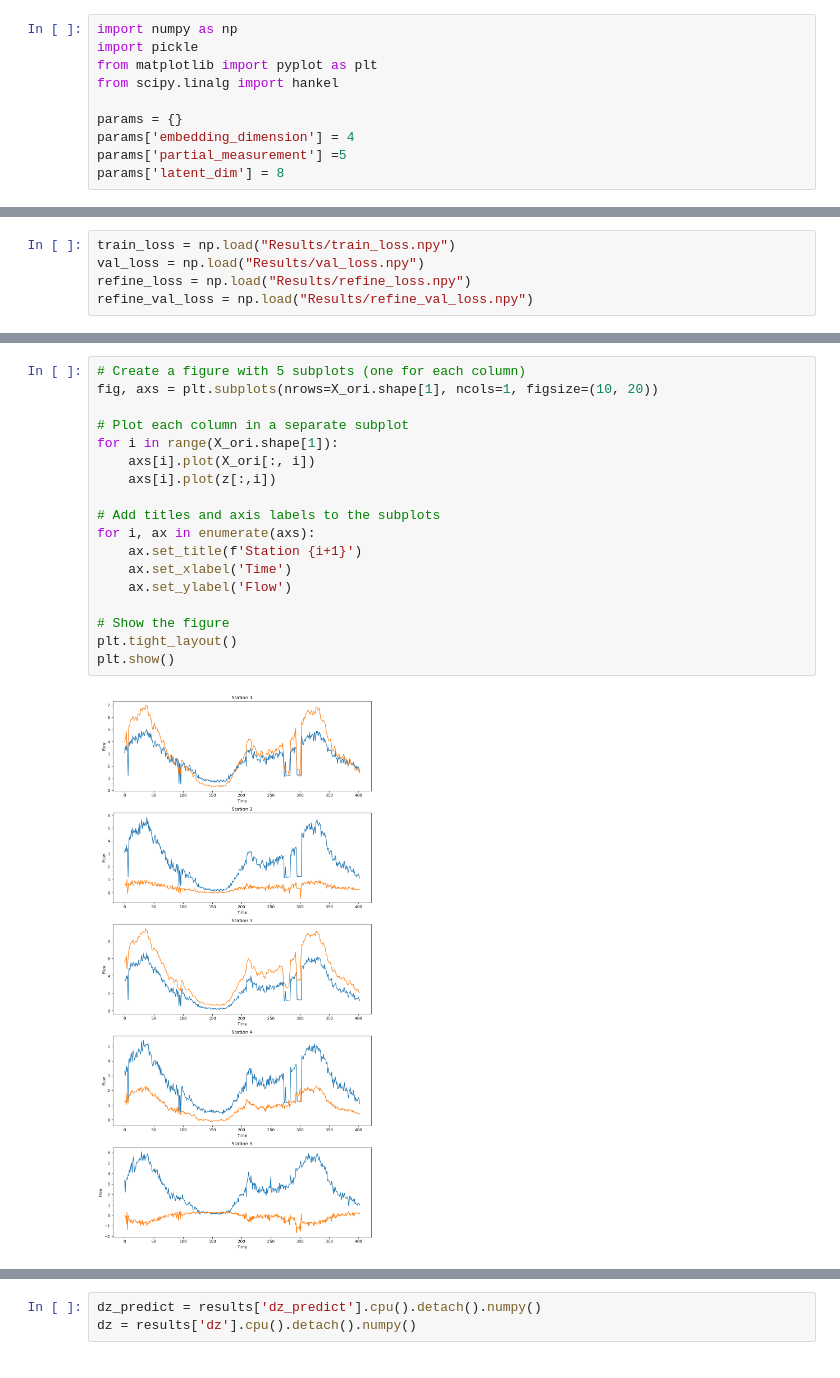
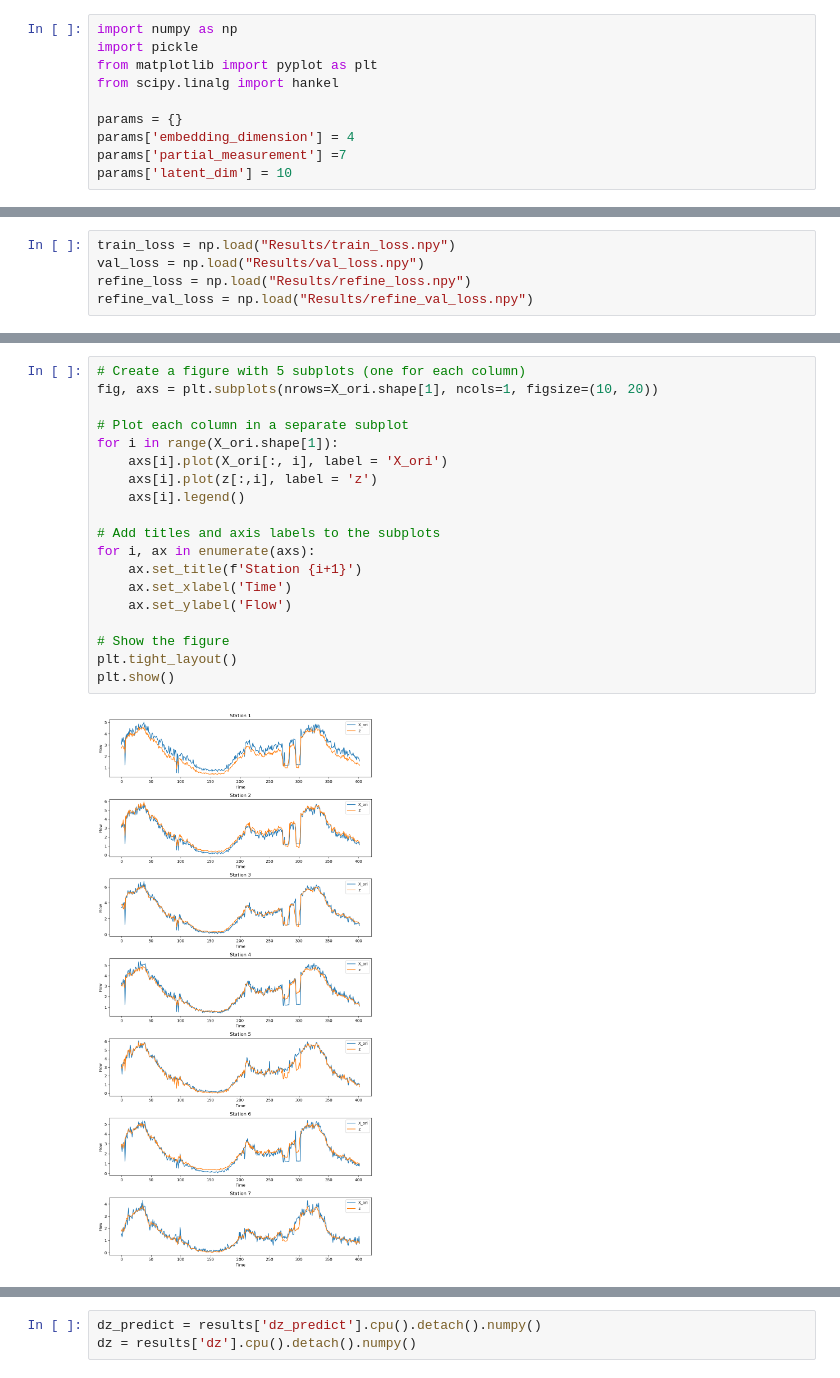
Before and after one commit to wzh96/Traffic_Network_Flow_Dynamics, a Jupyter notebook: Result_visualization.ipynb, the cells around one changed output, grey strips where cells are left out. Saved outputs shown, nothing was run; the diff lists cells and outputs as text.

```diff
--- a/Result_visualization.ipynb
+++ b/Result_visualization.ipynb
@@ -6,8 +6,8 @@ from scipy.linalg import hankel
 
 params = {}
 params['embedding_dimension'] = 4
-params['partial_measurement'] =5
-params['latent_dim'] = 8
+params['partial_measurement'] =7
+params['latent_dim'] = 10
 # %%
 with open('Results/final_output.pkl', 'rb') as f:
     results = pickle.load(f)
@@ -39,23 +41,24 @@ plt.plot(refine_val_loss)
 # %%
 # Create a figure with 5 subplots (one for each column)
 fig, axs = plt.subplots(nrows=X_ori.shape[1], ncols=1, figsize=(10, 20))
 
 # Plot each column in a separate subplot
 for i in range(X_ori.shape[1]):
-    axs[i].plot(X_ori[:, i])
-    axs[i].plot(z[:,i])
+    axs[i].plot(X_ori[:, i], label = 'X_ori')
+    axs[i].plot(z[:,i], label = 'z')
+    axs[i].legend()
 
 # Add titles and axis labels to the subplots
 for i, ax in enumerate(axs):
     ax.set_title(f'Station {i+1}')
     ax.set_xlabel('Time')
     ax.set_ylabel('Flow')
 
 # Show the figure
 plt.tight_layout()
 plt.show()
 # %% [output]
-[figure, old version]
+[figure, new version]
 # %%
 fig, axs = plt.subplots(nrows=params['latent_dim'] - params['partial_measurement'], ncols=1, figsize=(10, 10))
 
```
Also changed, not shown: parts of 10 cells of this notebook, 11 other files.
